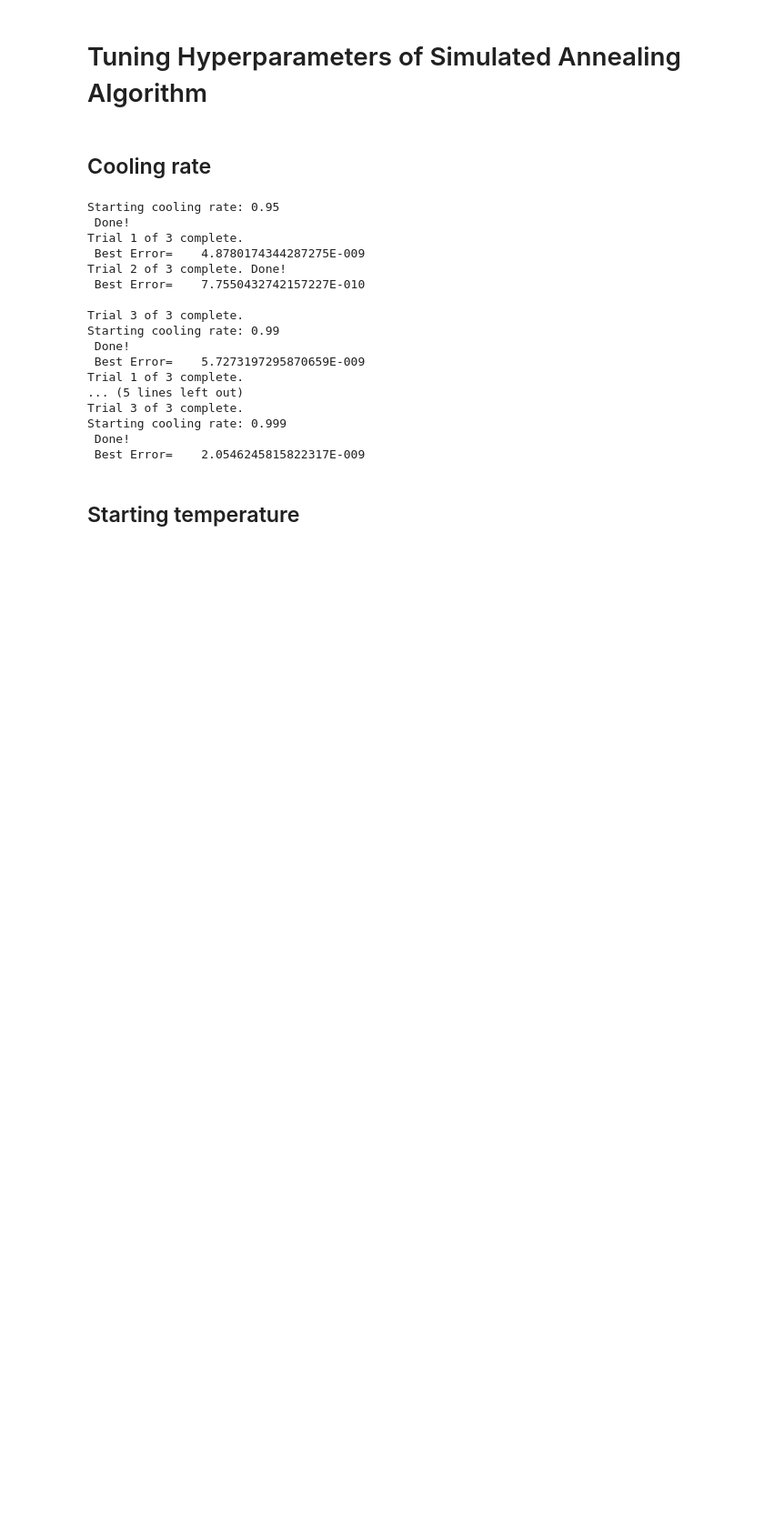
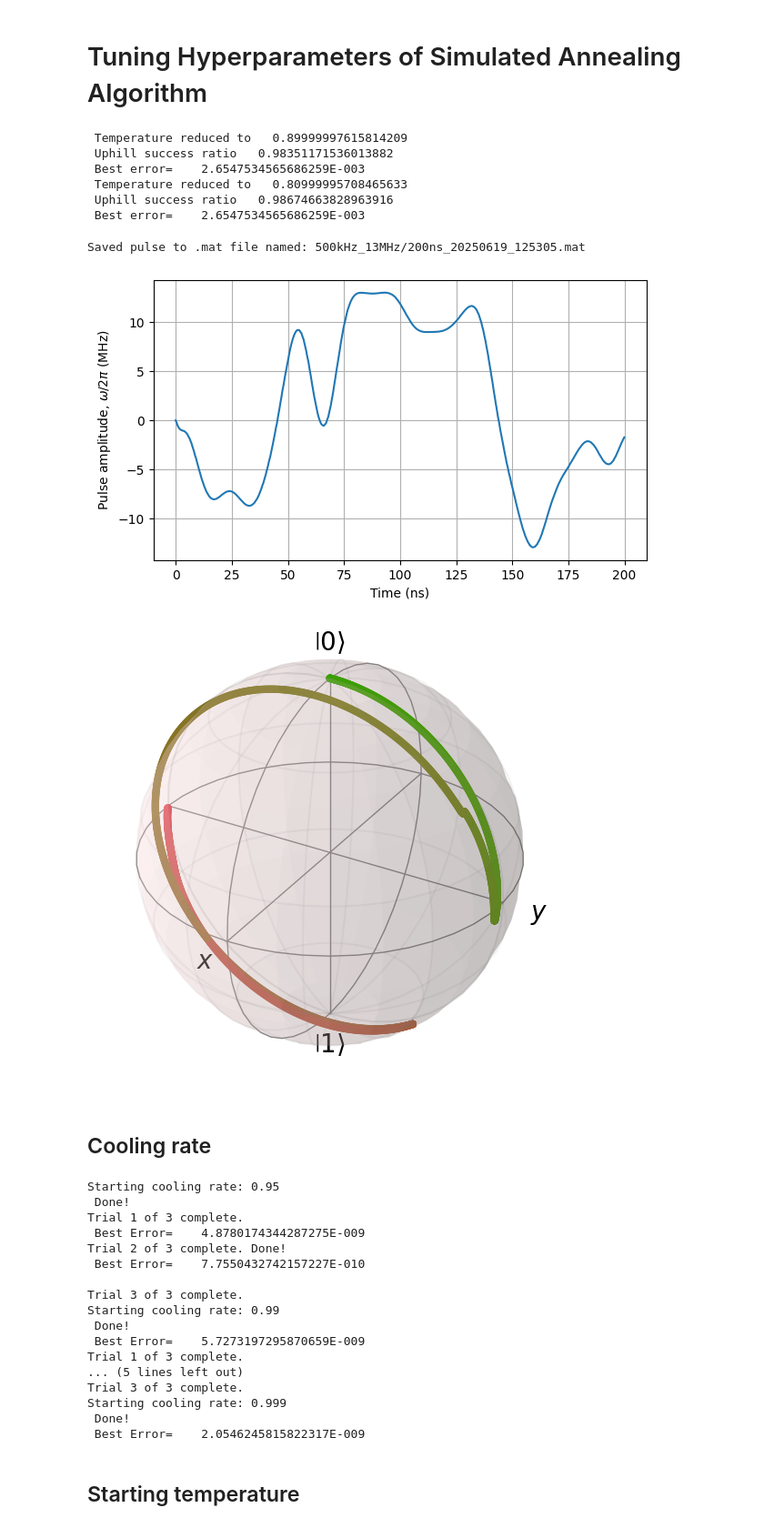
Before and after one commit to dhalvorUNSW/spin-pulse, a Jupyter notebook: hyperparameter_tuning.ipynb, the cells around one changed output. Shown: that part at 91% size. Cells and saved outputs as stored; diff of their text form; code cells hidden in the pictures; blank space fills up the shorter version.

```diff
--- a/hyperparameter_tuning.ipynb
+++ b/hyperparameter_tuning.ipynb
@@ -19,3 +8,61 @@ lambda_val = 1000
+# %%
+# Set global parameters kept constant
+n_max = 25
+tau = 200e-9
+pulse_length = 200
+band_dig = 11
+amp_dig = 1
+amp_max = 0
+det_max = 0.5e6
+init_temp = 100
+w1_max = 2*np.pi*13e6
+lambda_val = 1000
+
+opt = SimulatedAnnealing()
+test_pulse = opt.run_annealing(
+    n_max=n_max,
+    pulse_length=pulse_length,
+    band_dig=band_dig,
+    amp_dig=amp_dig,
+    det_max=det_max,
+    amp_max=amp_max,
+    init_step=0.5,
+    w1_max=w1_max,
+    lambda_val=lambda_val,
+    tau=tau
+)
+
+test_pulse.save_to_mat()
+# %% [output]
+ Temperature reduced to   0.89999997615814209
+ Uphill success ratio   0.98351171536013882
+ Best error=    2.6547534565686259E-003
+ Temperature reduced to   0.80999995708465633
+ Uphill success ratio   0.98674663828963916
+ Best error=    2.6547534565686259E-003
+# %%
+from pulses import mat_to_pulse
+test_pulse = mat_to_pulse('20250619_111017.mat')
+test_pulse.save_to_mat('500kHz_13MHz')
+# %% [output]
+Saved pulse to .mat file named: 500kHz_13MHz/200ns_20250619_125305.mat
+# %%
+from qubits import *
+from simulator import *
+from pulses import *
+
+test_pulse = mat_to_pulse('500kHz_13MHz/200ns_20250619_125305.mat')
+
+q = SpinQubit()
+sequence = PulseSequence(det=-0.5e6)
+sequence.add_pulse(test_pulse)
+sequence.gaussian_filter(fc = 100e6)
+sequence.plot_pulse()
+states = evolveState(q, sequence)
+plotBlochSphere(states[:])
+# %% [output]
+[figure, added]
+[figure, added]
 # %% [markdown]
 ## Cooling rate
 # %%
```
Also changed, not shown: parts of 1 cell of this notebook, 14 other files.
